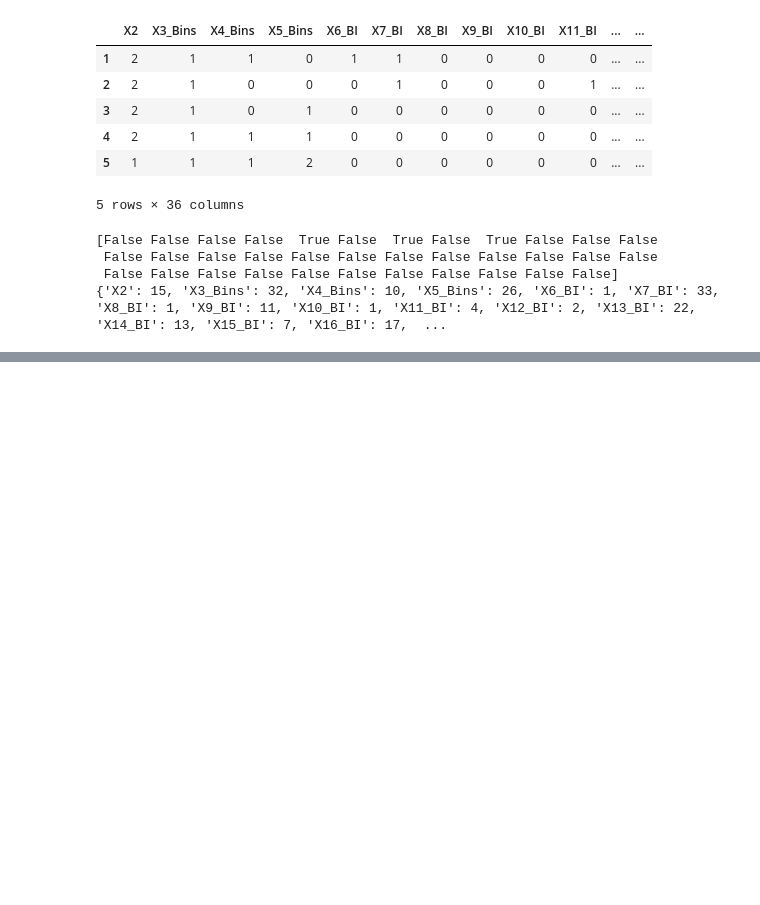
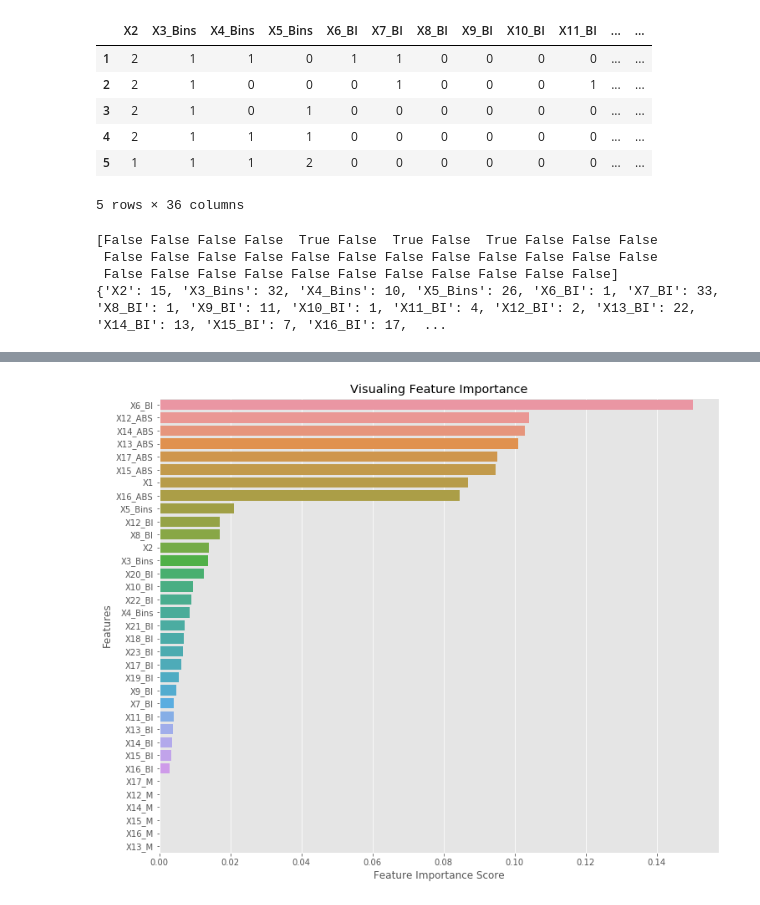
Before and after one commit to BA545-SP2019/2019-competition2-jkj, a Jupyter notebook: Pipe9.ipynb, the cells around one changed output, grey strips where cells are left out. Cells and saved outputs as stored; diff of their text form; code cells hidden in the pictures; blank space fills up the shorter version.

```diff
--- a/Pipe9.ipynb
+++ b/Pipe9.ipynb
@@ -726,7 +798,7 @@ from sklearn import metrics
 
 # Create Decision Tree Classifier Object
 clf = DecisionTreeClassifier()
-clf = clf.fit(X_train, y_train)
+clf = clf.fit(X_train_resample, y_train_resample)
 
 # Predict the response for test dataset
 y_pred = clf.predict(X_test)
@@ -769,0 +871,3 @@ print(dict(zip(df.columns, model.feature_importances_)))
+# %%
+feature_importance = pd.Series(clf.feature_importances_, index=df.iloc[:,:-1].columns).sort_values(ascending=False)
+feature_importance
@@ -770,2 +892,18 @@ print(dict(zip(df.columns, model.feature_importances_)))
+# %%
+import matplotlib.pyplot as plt
+import seaborn as sns
+%matplotlib inline
+plt.style.use('ggplot')
+plt.figure(figsize=(12,10))
+
+sns.barplot(x=feature_importance, y=feature_importance.index)
+
+plt.xlabel('Feature Importance Score')
+plt.ylabel('Features')
+plt.title("Visualing Feature Importance")
+
+plt.show()
+# %% [output]
+[figure, added]
 # %%
 # Fin
```
Also changed, not shown: parts of 19 cells of this notebook, 4 other files.
